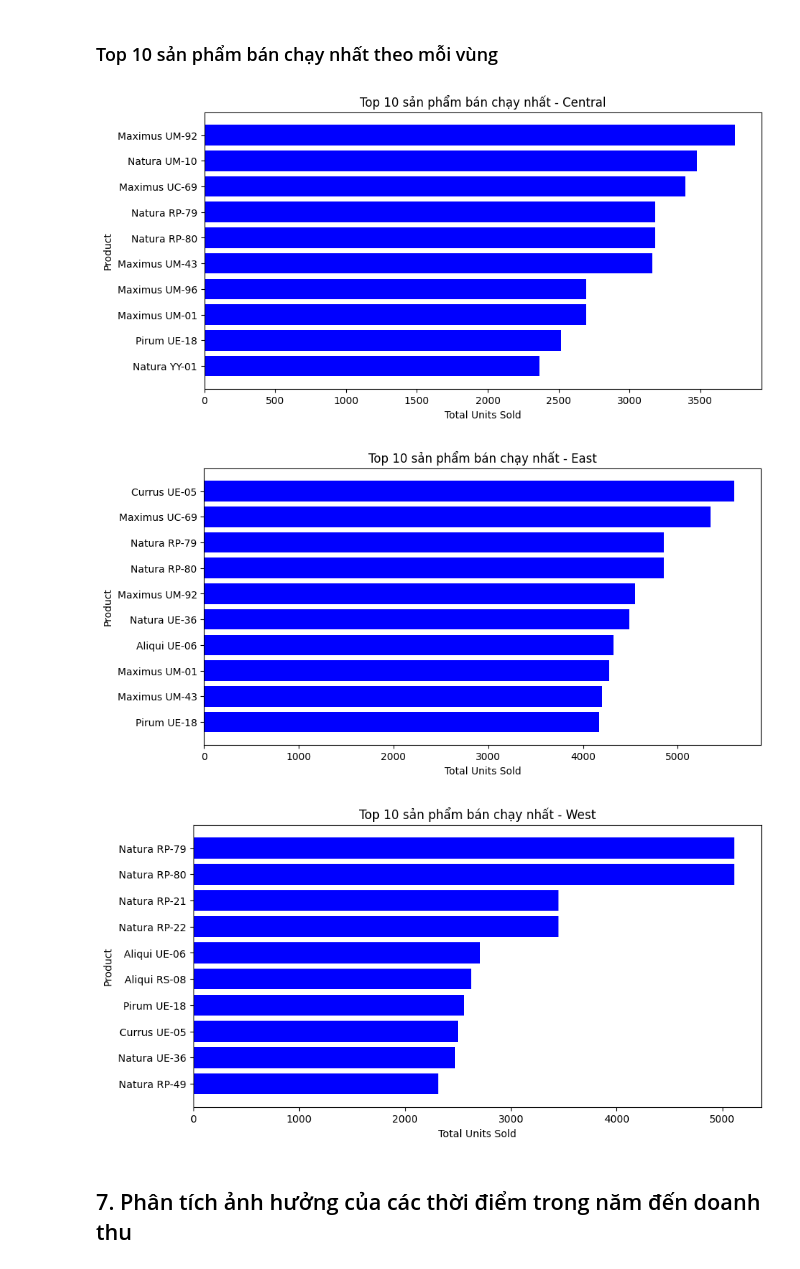
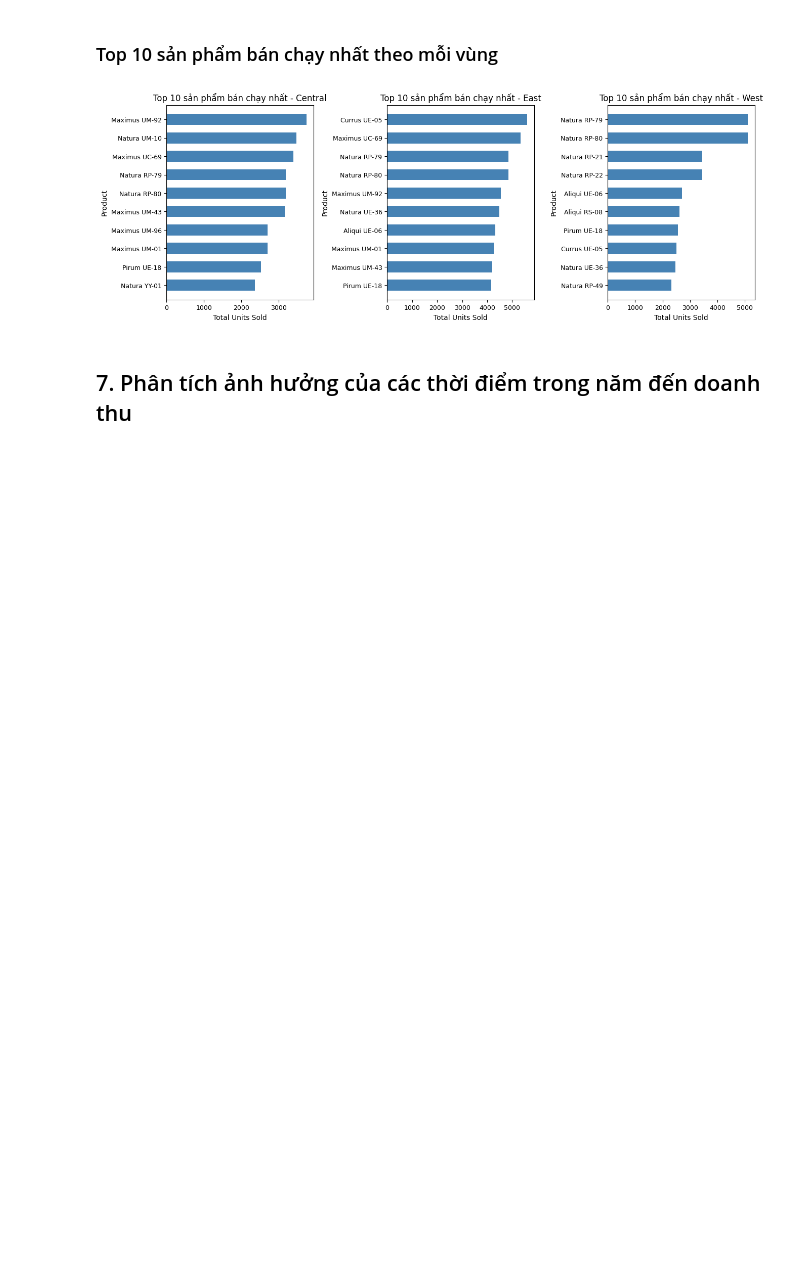
Before and after one commit to HaiAu2501/Try-Some-Models, a Jupyter notebook: tasks/1.ipynb, the cells around one changed output. Cells and saved outputs as stored; diff of their text form; code cells hidden in the pictures; blank space fills up the shorter version.

```diff
--- a/tasks/1.ipynb
+++ b/tasks/1.ipynb
@@ -288,14 +394,0 @@ plt.show()
-# %%
-# Tính giá trung bình mỗi đơn vị sản phẩm (Revenue per Unit)
-df["Revenue per Unit"] = df["Revenue"] / df["Units"]
-
-# Vẽ biểu đồ scatter để xem mối quan hệ giữa số lượng bán và doanh thu
-plt.figure(figsize=(8, 6))
-# thay đổi kích thước điểm
-
-plt.scatter(df["Units"], df["Revenue"], alpha=0.5, color="blue")
-plt.xlabel("Số lượng bán ra (Units Sold)")
-plt.ylabel("Tổng doanh thu (Total Revenue)")
-plt.title("Mối quan hệ giữa số lượng bán và doanh thu")
-plt.grid(True)
-plt.show()
@@ -349,28 +471,38 @@ plt.show()
 # %%
 # Nhóm dữ liệu theo Region và Product, tính tổng số lượng bán ra
 region_product_sales = df.groupby(["Region", "Product"])["Units"].sum().reset_index()
 
-# Lấy Top 10 sản phẩm bán chạy nhất trong từng vùng, nó là bảng trên nhưng chỉ lấy 10 hàng có Units lớn nhất
+# Lấy Top 10 sản phẩm bán chạy nhất trong từng vùng
 top_products_per_region = region_product_sales.groupby("Region").apply(lambda x: x.nlargest(10, "Units")).reset_index(drop=True)
-# phải có reset_index(drop=True) để reset lại index và không giữ index cũ, nếu không thì Region sẽ thành index và không thể groupby được
 
-# Vẽ 3 biểu đồ riêng biệt cho từng vùng
-regions = top_products_per_region["Region"].unique() # Lấy danh sách các vùng không trùng lặp
+# Lấy danh sách vùng
+regions = top_products_per_region["Region"].unique()
 
-# vẽ biểu đồ cho từng vùng
-for region in regions:
-    plt.figure(figsize=(10, 5))
+# Tạo 3 subplot theo chiều dọc, giảm kích thước tổng thể
+fig, axes = plt.subplots(nrows=1, ncols=3, figsize=(15, 5))
+
+# Điều chỉnh khoảng cách giữa các subplot để trông gọn hơn
+plt.subplots_adjust(wspace=0.5)
+
+# Vẽ biểu đồ cho từng vùng
+for i, region in enumerate(regions):
     region_data = top_products_per_region[top_products_per_region["Region"] == region]
-    plt.barh(region_data["Product"], region_data["Units"], color='blue')
-    plt.xlabel("Total Units Sold")
-    plt.ylabel("Product")
-    plt.title(f"Top 10 sản phẩm bán chạy nhất - {region}")
-    plt.gca().invert_yaxis()  # Đảo ngược trục để sản phẩm bán chạy nhất lên trên
-    plt.show()
+
+    # Vẽ biểu đồ ngang
+    axes[i].barh(region_data["Product"], region_data["Units"], color="steelblue", height=0.6)
+
+    # Thiết lập tiêu đề và nhãn
+    axes[i].set_xlabel("Total Units Sold", fontsize=10)
+    axes[i].set_ylabel("Product", fontsize=10)
+    axes[i].set_title(f"Top 10 sản phẩm bán chạy nhất - {region}", fontsize=12)
+    axes[i].tick_params(axis='x', labelsize=9)
+    axes[i].tick_params(axis='y', labelsize=9)
+    axes[i].invert_yaxis()  # Đảo ngược trục y để sản phẩm bán chạy nhất ở trên cùng
+
+# Hiển thị biểu đồ
+plt.show()
 # %% [output]
-[figure, old version]
+[figure, new version]
-[figure, removed]
-[figure, removed]
 # %% [markdown]
 ## 7. Phân tích ảnh hưởng của các thời điểm trong năm đến doanh thu
 # %% [markdown]
```
Also changed, not shown: parts of 33 cells of this notebook, 4 other files.
